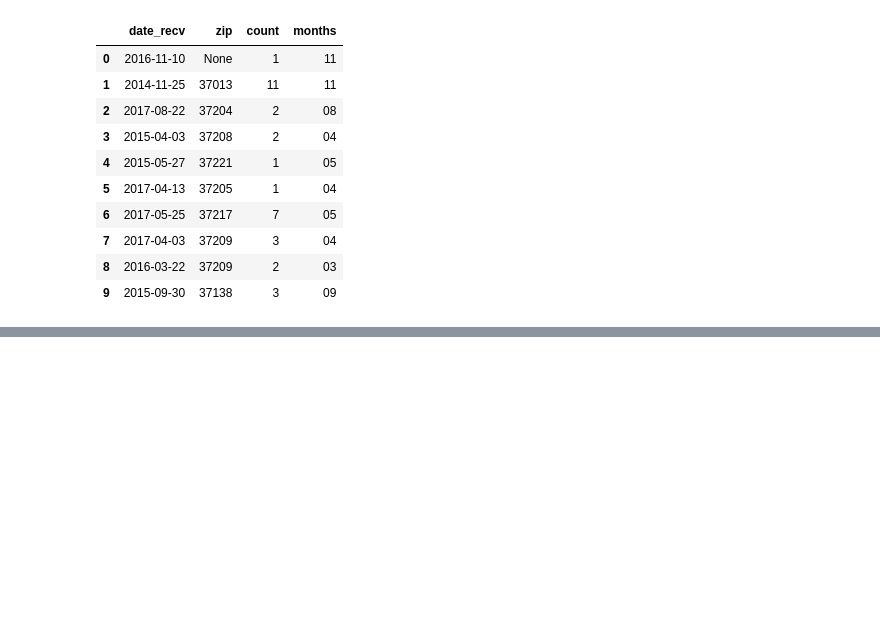
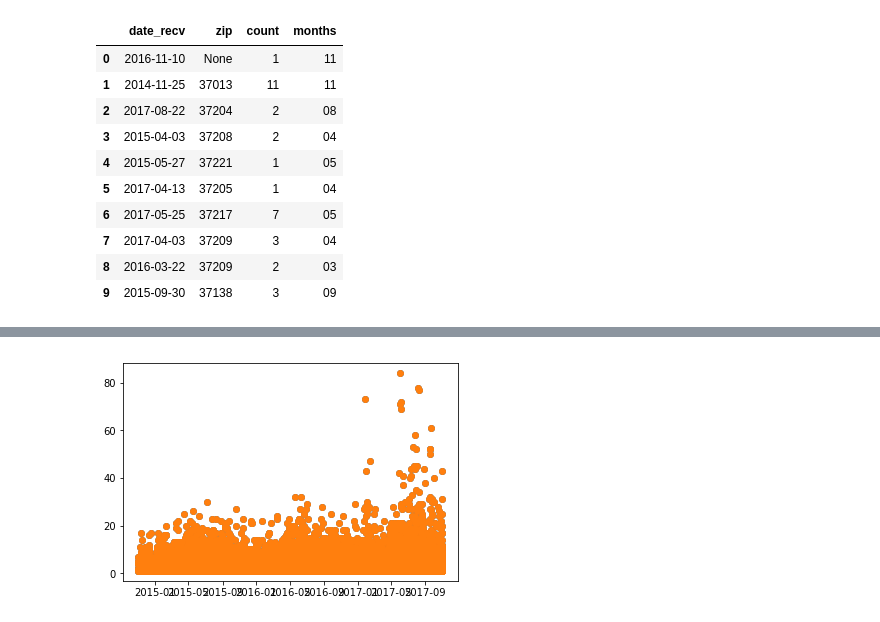
Before and after one commit to DataScienceBS/data-question-2-tornado-bombers, a Jupyter notebook: DQ2_SQL into Python.ipynb, the cells around one changed output, grey strips where cells are left out. Drawn from its saved outputs; the diff is of its cells as text; code cells hidden in the pictures; blank space fills up the shorter version.

```diff
--- a/DQ2_SQL into Python.ipynb
+++ b/DQ2_SQL into Python.ipynb
@@ -805,0 +848,6 @@ plt.show()
+# %%
+dates = matplotlib.dates.date2num(vio_by_zip['date_recv'])
+matplotlib.pyplot.plot_date(dates, vio_by_zip['count'])
+plt.show()
+# %% [output]
+[figure, added]
```
Also changed, not shown: parts of 14 cells of this notebook, 1 other file.
